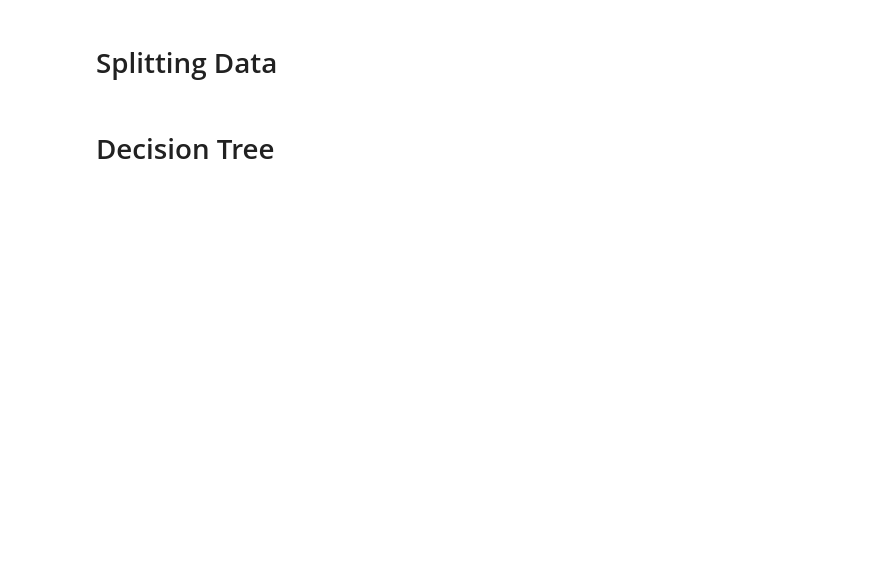
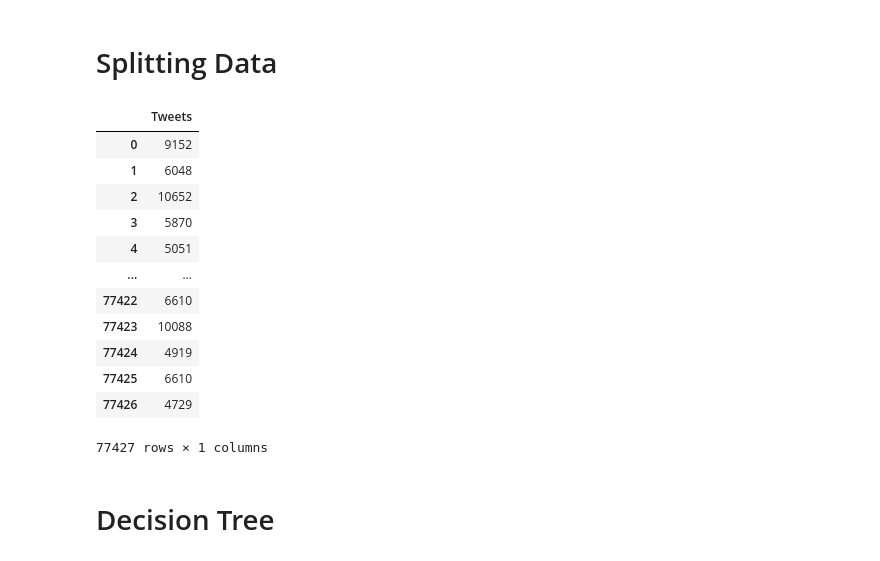
Before and after one commit to DK09876/PoliticalOrientationTwitter, a Jupyter notebook: Classifier.ipynb, the cells around one changed output. Cells and saved outputs as stored; diff of their text form; code cells hidden in the pictures; blank space fills up the shorter version.

```diff
--- a/Classifier.ipynb
+++ b/Classifier.ipynb
@@ -18,6 +32,22 @@ wordbank =  Features["Tweets"].unique()
 le.fit(wordbank)
 encodedWords = le.transform(Features["Tweets"])
 encodedDF = pd.DataFrame(encodedWords,columns=['Tweets'])
+# %%
+encodedDF
+# %% [output]
+|  | Tweets |
+| 0 | 9152 |
+| 1 | 6048 |
+| 2 | 10652 |
+| 3 | 5870 |
+| 4 | 5051 |
+| ... | ... |
+| 77422 | 6610 |
+| 77423 | 10088 |
+| 77424 | 4919 |
+| 77425 | 6610 |
+| 77426 | 4729 |
+77427 rows × 1 columns
 # %%
 Features = encodedDF
 # %%
```
Also changed, not shown: parts of 36 cells of this notebook, 4 other files.
